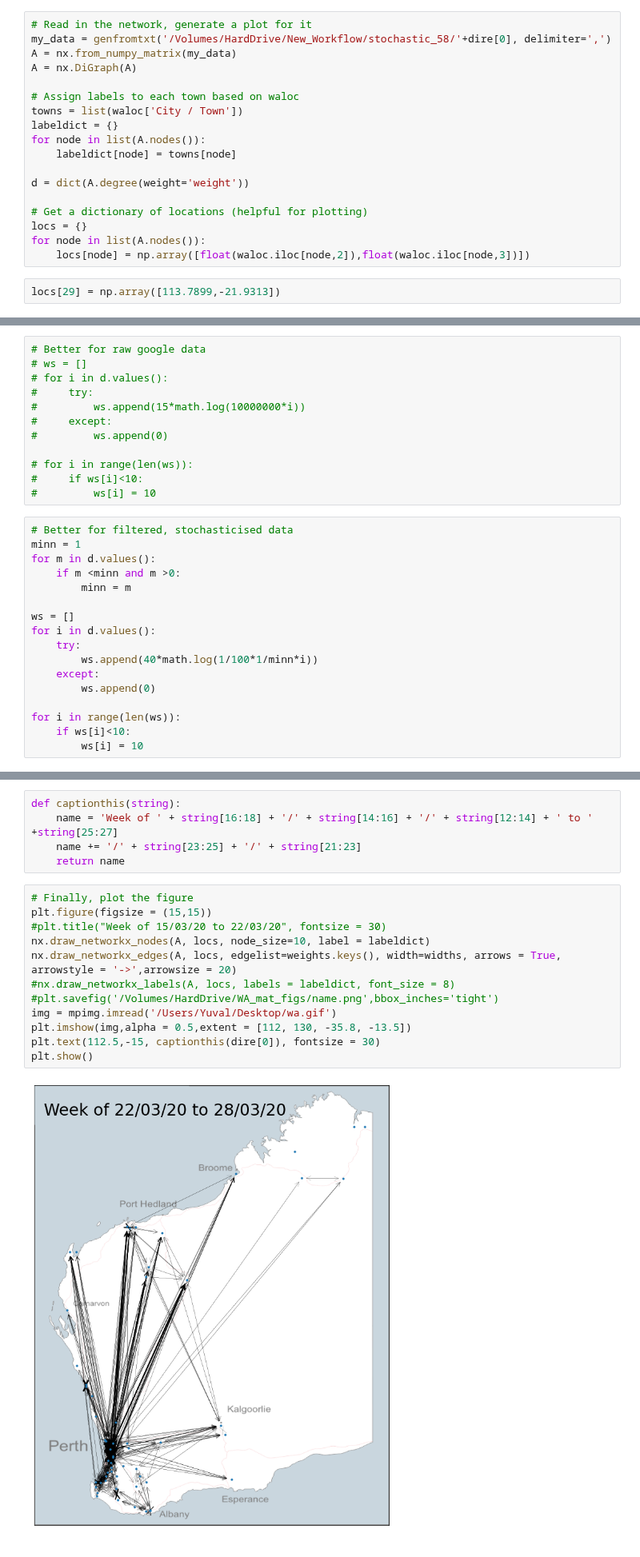
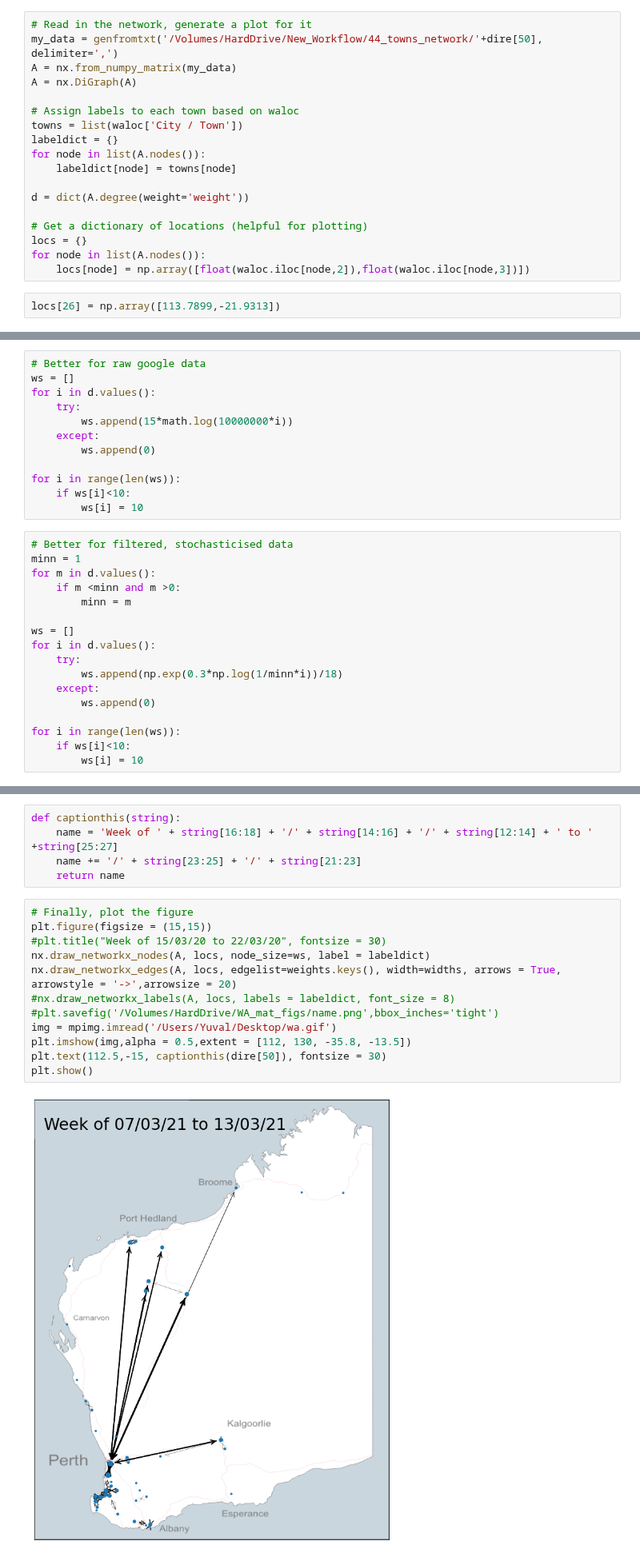
Before and after one commit to yuval-b/covid_thesis, a Jupyter notebook: 4. Generating network pictures.ipynb, the cells around one changed output, grey strips where cells are left out. Shown at 80% size. Drawn from its saved outputs; the diff is of its cells as text.

Commit message:
Updated some of the node sizes, 44 town pics

```diff
--- a/4. Generating network pictures.ipynb
+++ b/4. Generating network pictures.ipynb
@@ -116,7 +116,7 @@ plt.legend()
 ## Just one plot
 # %%
 # Read in the network, generate a plot for it
-my_data = genfromtxt('/Volumes/HardDrive/New_Workflow/stochastic_58/'+dire[0], delimiter=',')
+my_data = genfromtxt('/Volumes/HardDrive/New_Workflow/44_towns_network/'+dire[50], delimiter=',')
 A = nx.from_numpy_matrix(my_data)
 A = nx.DiGraph(A)
 
@@ -133,7 +133,7 @@ locs = {}
 for node in list(A.nodes()):
     locs[node] = np.array([float(waloc.iloc[node,2]),float(waloc.iloc[node,3])])
 # %%
-locs[29] = np.array([113.7899,-21.9313])
+locs[26] = np.array([113.7899,-21.9313])
 # %%
 labeldict
 # %% [output]
@@ -168,16 +168,16 @@ for i in range(len(widths)):
         widths[i] = 0.2
 # %%
 # Better for raw google data
-# ws = []
-# for i in d.values():
-#     try:
-#         ws.append(15*math.log(10000000*i))
-#     except:
-#         ws.append(0)
+ws = []
+for i in d.values():
+    try:
+        ws.append(15*math.log(10000000*i))
+    except:
+        ws.append(0)
 
-# for i in range(len(ws)):
-#     if ws[i]<10:
-#         ws[i] = 10
+for i in range(len(ws)):
+    if ws[i]<10:
+        ws[i] = 10
 # %%
 # Better for filtered, stochasticised data
 minn = 1
@@ -188,7 +188,7 @@ for m in d.values():
 ws = []
 for i in d.values():
     try:
-        ws.append(40*math.log(1/100*1/minn*i))
+        ws.append(np.exp(0.3*np.log(1/minn*i))/18)
     except:
         ws.append(0)
 
@@ -213,17 +213,17 @@ def captionthis(string):
 # %%
 # Finally, plot the figure
 plt.figure(figsize = (15,15))
 #plt.title("Week of 15/03/20 to 22/03/20", fontsize = 30)
-nx.draw_networkx_nodes(A, locs, node_size=10, label = labeldict)
+nx.draw_networkx_nodes(A, locs, node_size=ws, label = labeldict)
 nx.draw_networkx_edges(A, locs, edgelist=weights.keys(), width=widths, arrows = True, arrowstyle = '->',arrowsize = 20)
 #nx.draw_networkx_labels(A, locs, labels = labeldict, font_size = 8)
 #plt.savefig('/Volumes/HardDrive/WA_mat_figs/name.png',bbox_inches='tight')
 img = mpimg.imread('/Users/Yuval/Desktop/wa.gif')
 plt.imshow(img,alpha = 0.5,extent = [112, 130, -35.8, -13.5])
-plt.text(112.5,-15, captionthis(dire[0]), fontsize = 30)
+plt.text(112.5,-15, captionthis(dire[50]), fontsize = 30)
 plt.show()
 # %% [output]
-[figure, old version]
+[figure, new version]
 # %% [markdown]
 ## for loop for multiple plots
 # %%
```
Also changed, not shown: parts of 6 cells of this notebook.
